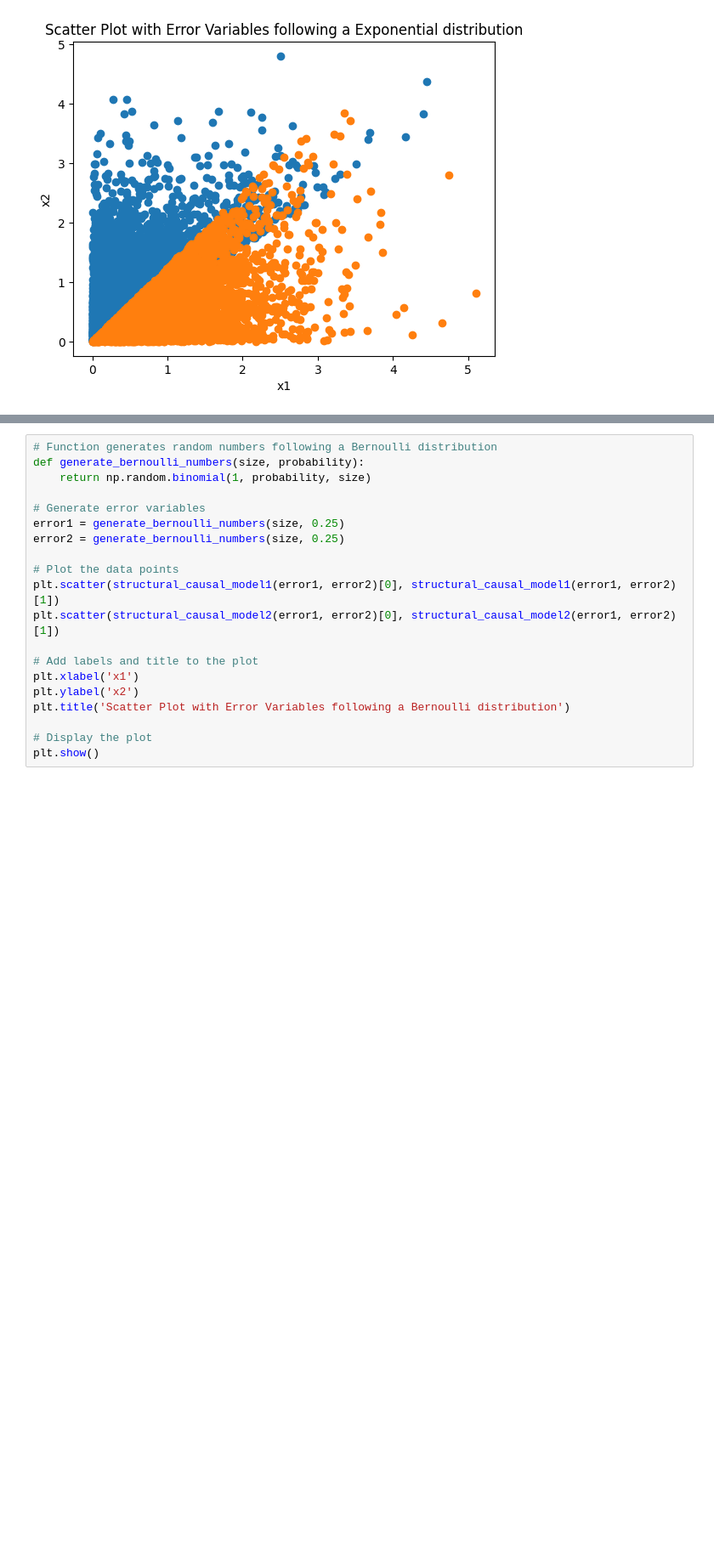
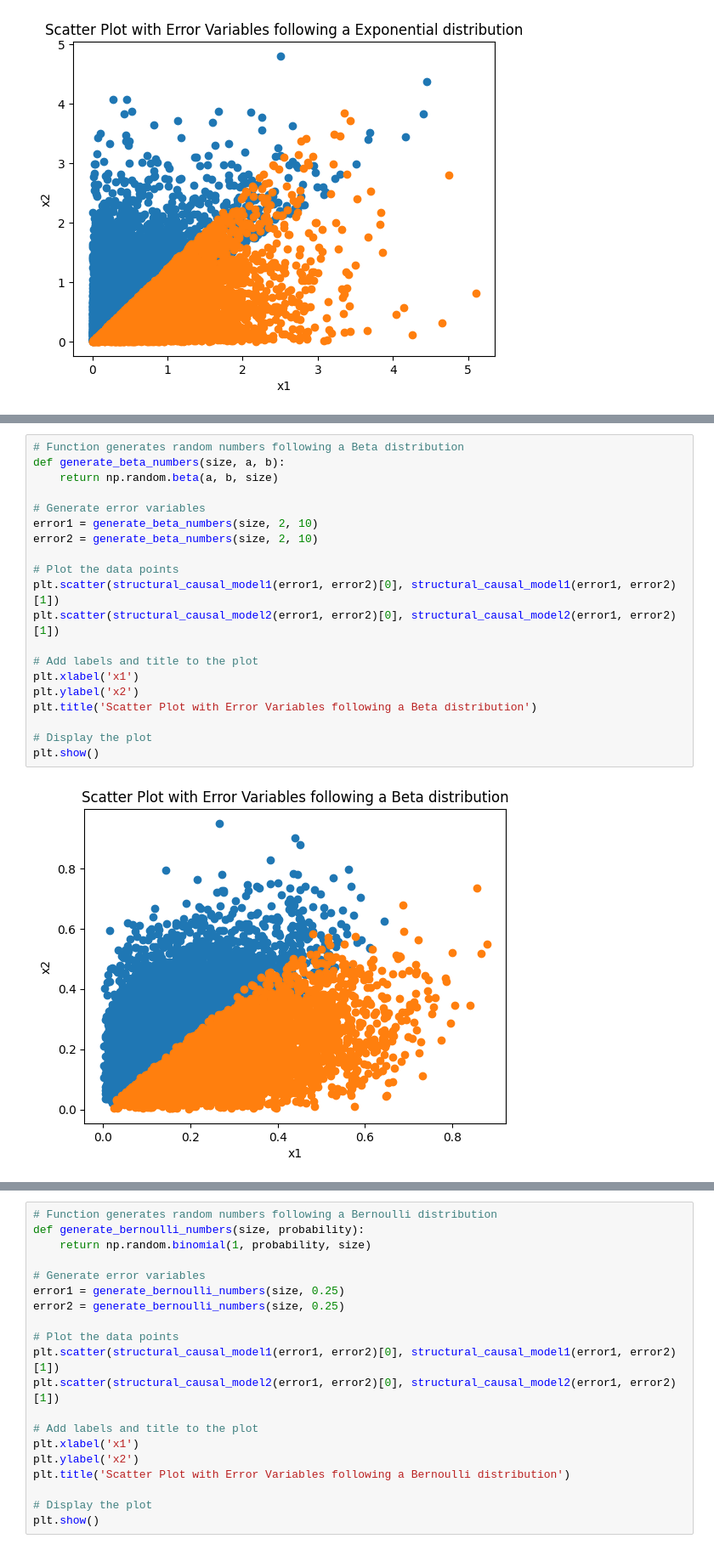
Before and after one commit to ShoShohh/Causal-inference, a Jupyter notebook: parametric-identifiability.ipynb, the cells around one changed output, grey strips where cells are left out. Shown: that part at 85% size. Saved outputs shown, nothing was run; the diff lists cells and outputs as text; blank space fills up the shorter version.

Commit message:
add some distributions

```diff
--- a/parametric-identifiability.ipynb
+++ b/parametric-identifiability.ipynb
@@ -153,0 +155,22 @@ plt.show()
+# %%
+# Function generates random numbers following a Beta distribution
+def generate_beta_numbers(size, a, b):
+    return np.random.beta(a, b, size)
+
+# Generate error variables
+error1 = generate_beta_numbers(size, 2, 10)
+error2 = generate_beta_numbers(size, 2, 10)
+
+# Plot the data points
+plt.scatter(structural_causal_model1(error1, error2)[0], structural_causal_model1(error1, error2)[1])
+plt.scatter(structural_causal_model2(error1, error2)[0], structural_causal_model2(error1, error2)[1])
+
+# Add labels and title to the plot
+plt.xlabel('x1')
+plt.ylabel('x2')
+plt.title('Scatter Plot with Error Variables following a Beta distribution')
+
+# Display the plot
+plt.show()
+# %% [output]
+[figure, added]
```
Also changed, not shown: parts of 10 cells of this notebook.
